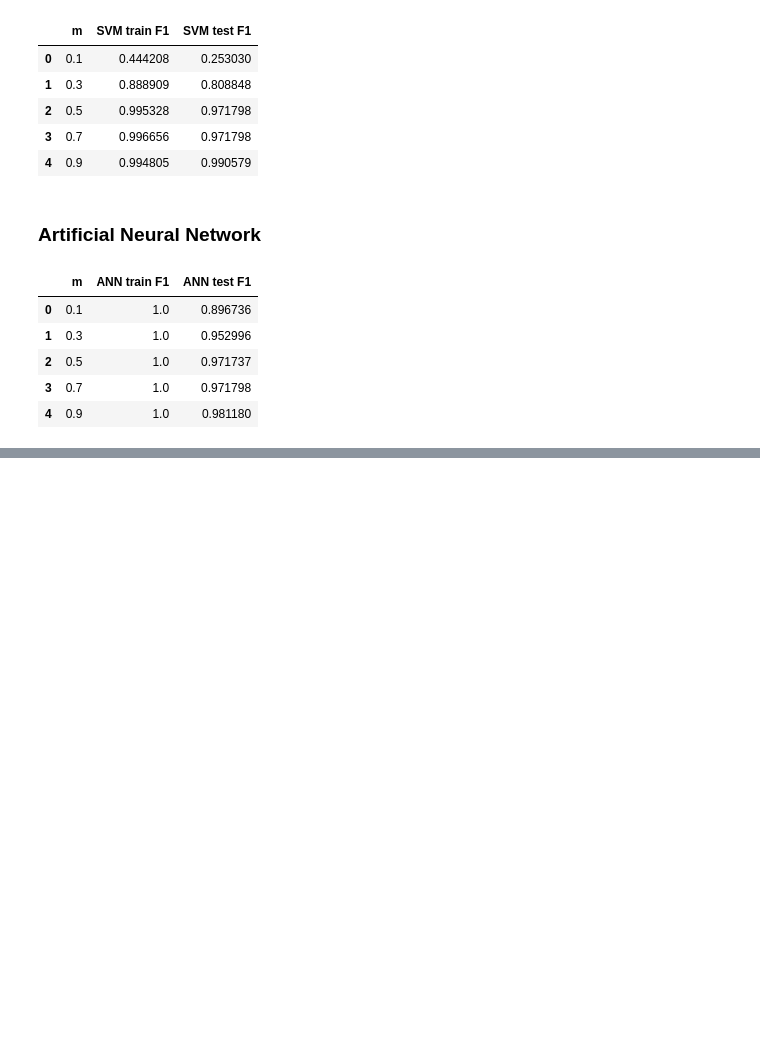
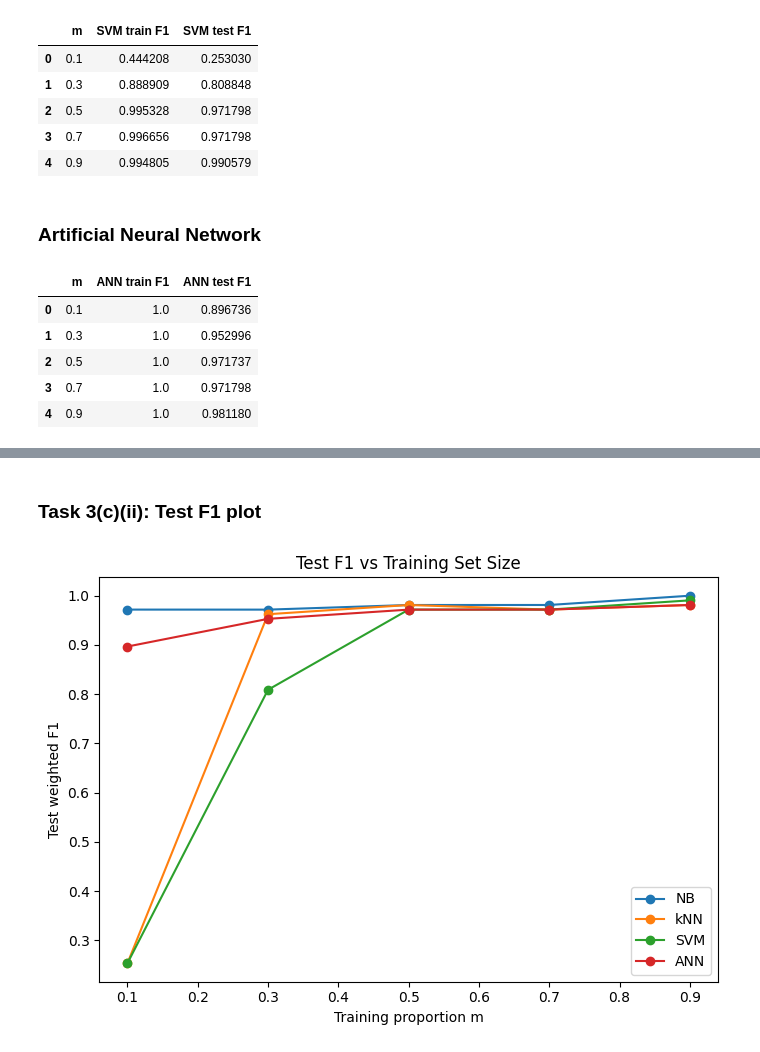
Before and after one commit to WilliamTayNZ/cs361-assignment-3, a Jupyter notebook: A3_Group_27.ipynb, the cells around one changed output, grey strips where cells are left out. Cells and saved outputs as stored; diff of their text form; code cells hidden in the pictures; blank space fills up the shorter version.

```diff
--- a/A3_Group_27.ipynb
+++ b/A3_Group_27.ipynb
@@ -221,11 +213,8 @@ Default Laplace smoothing (`alpha=1`) keeps every word probability non-zero need
 # %%
 # Count features are used for Multinomial Naive Bayes because the model is based on term counts.
-nb_vectorizer = CountVectorizer()
-X_train_nb = nb_vectorizer.fit_transform(train_df["Article"])
-X_test_nb = nb_vectorizer.transform(test_df["Article"])
-
-# Feature names, effectively the "vocabulary"
-nb_feature_names = nb_vectorizer.get_feature_names_out()
+X_train_nb = X_train_counts
+X_test_nb = X_test_counts
+nb_feature_names = count_feature_names
 
 nb_model = MultinomialNB()
 nb_model.fit(X_train_nb, y_train)
@@ -1411,0 +1450,21 @@ display(ann_training_size_df)
+# %% [markdown]
+### Task 3(c)(ii): Test F1 plot
+# %%
+plt.figure(figsize=(7, 5))
+
+for model_name in ["NB", "kNN", "SVM", "ANN"]:
+    plt.plot(
+        test_size_results_df["m"],
+        test_size_results_df[model_name],
+        marker="o",
+        label=model_name
+    )
+
+plt.xlabel("Training proportion m")
+plt.ylabel("Test weighted F1")
+plt.title("Test F1 vs Training Set Size")
+plt.legend()
+plt.tight_layout()
+plt.show()
+# %% [output]
+[figure, added]
```
Also changed, not shown: parts of 59 cells of this notebook.
